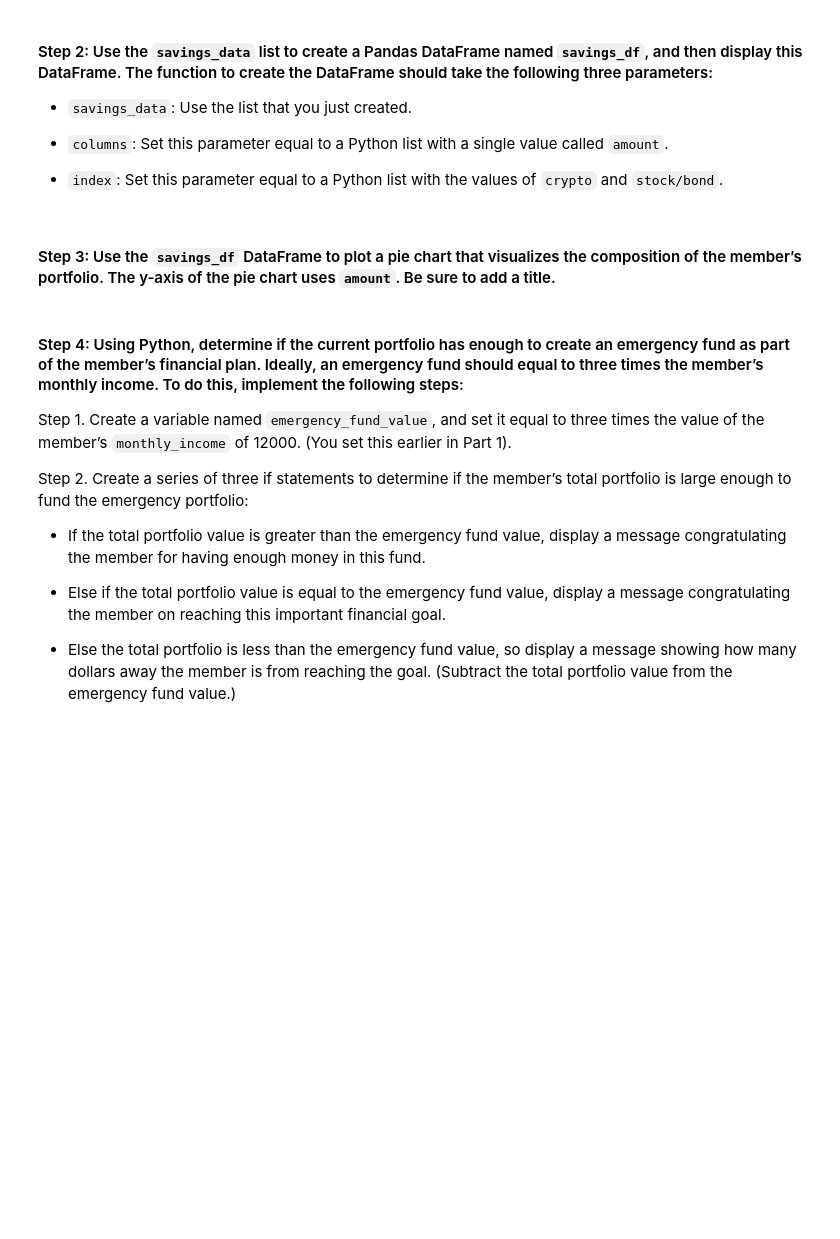
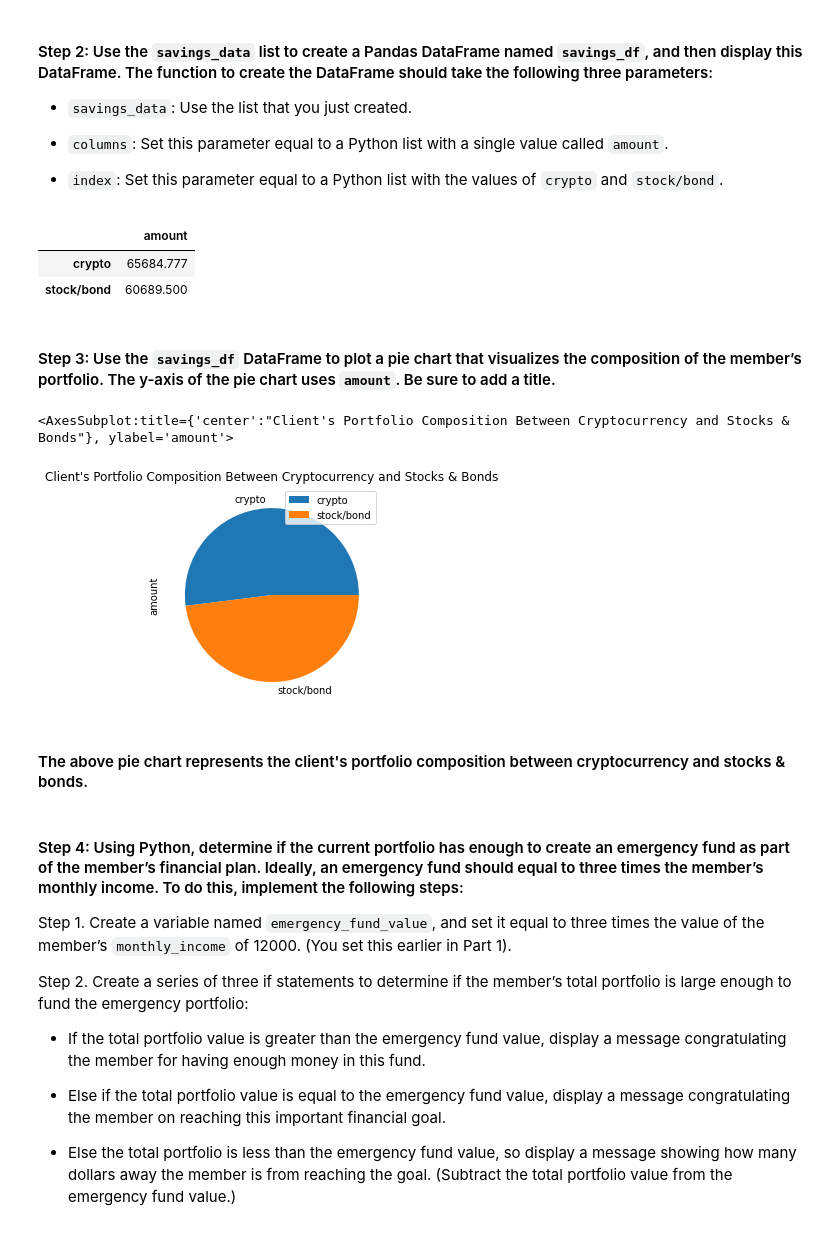
Before and after one commit to IsaiahTT/Challenge_5, a Jupyter notebook: Starter_Code/financial_planning_tools.ipynb, the cells around one changed output. Saved outputs shown, nothing was run; the diff lists cells and outputs as text; code cells hidden in the pictures; blank space fills up the shorter version.

```diff
--- a/Starter_Code/financial_planning_tools.ipynb
+++ b/Starter_Code/financial_planning_tools.ipynb
@@ -320,7 +320,7 @@ In this section, you’ll use the valuations for the cryptocurrency wallet and f
 #### Step 1: Create a Python list named `savings_data` that has two elements. The first element contains the total value of the cryptocurrency wallet. The second element contains the total value of the stock and bond portions of the portfolio.
 # %%
 # Consolidate financial assets data into a Python list
-# YOUR CODE HERE
+savings_data = [total_crypto_wallet, total_stocks_bonds]
 
 # Review the Python list savings_data
-# YOUR CODE HERE
+savings_data
@@ -334,15 +336,29 @@ In this section, you’ll use the valuations for the cryptocurrency wallet and f
 - `index`: Set this parameter equal to a Python list with the values of `crypto` and `stock/bond`.
 # %%
 # Create a Pandas DataFrame called savings_df
-# YOUR CODE HERE
+savings_columns = ["amount"]
+savings_index = ["Cryptocurrency", "stock/bond"]
+
+savings_df = pd.DataFrame(savings_data,
+                          columns=savings_columns,
+                          index=savings_index)
 
 # Display the savings_df DataFrame
-# YOUR CODE HERE
+savings_df
+# %% [output]
+|  | amount |
+| crypto | 65684.777 |
+| stock/bond | 60689.500 |
 # %% [markdown]
 #### Step 3: Use the `savings_df` DataFrame to plot a pie chart that visualizes the composition of the member’s portfolio. The y-axis of the pie chart uses `amount`. Be sure to add a title.
 # %%
 # Plot the total value of the member's portfolio (crypto and stock/bond) in a pie chart
-# YOUR CODE HERE
+savings_df.plot.pie(y="amount", title="Client's Portfolio Composition Between Cryptocurrency and Stocks & Bonds")
+# %% [output]
+<AxesSubplot:title={'center':"Client's Portfolio Composition Between Cryptocurrency and Stocks & Bonds"}, ylabel='amount'>
+[figure, added]
+# %% [markdown]
+#### The above pie chart represents the client's portfolio composition between cryptocurrency and stocks & bonds.
 # %% [markdown]
 #### Step 4: Using Python, determine if the current portfolio has enough to create an emergency fund as part of the member’s financial plan. Ideally, an emergency fund should equal to three times the member’s monthly income. To do this, implement the following steps:
 
```
Also changed, not shown: parts of 13 cells of this notebook.
